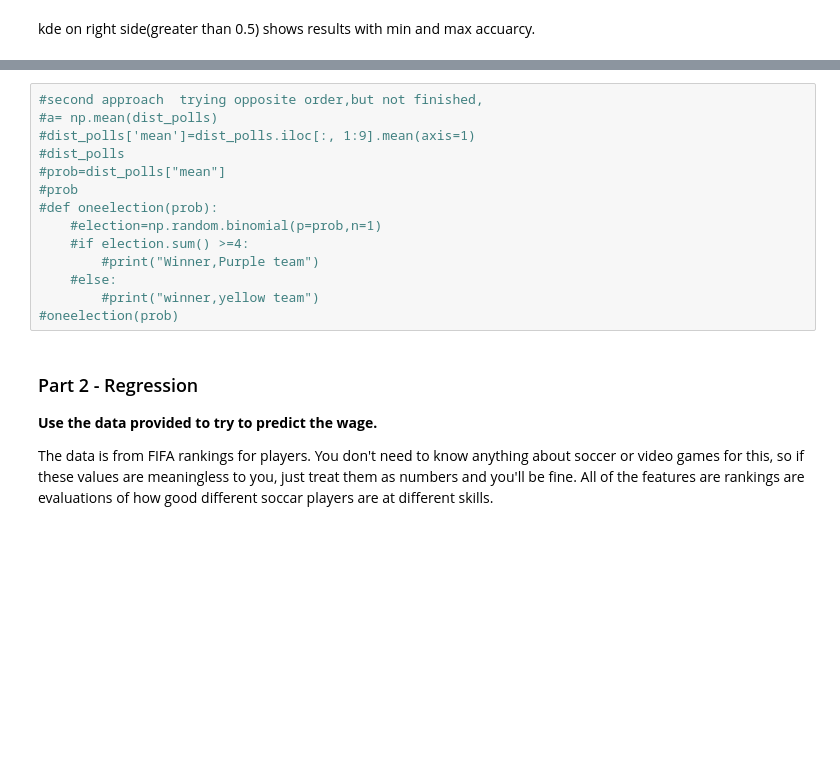
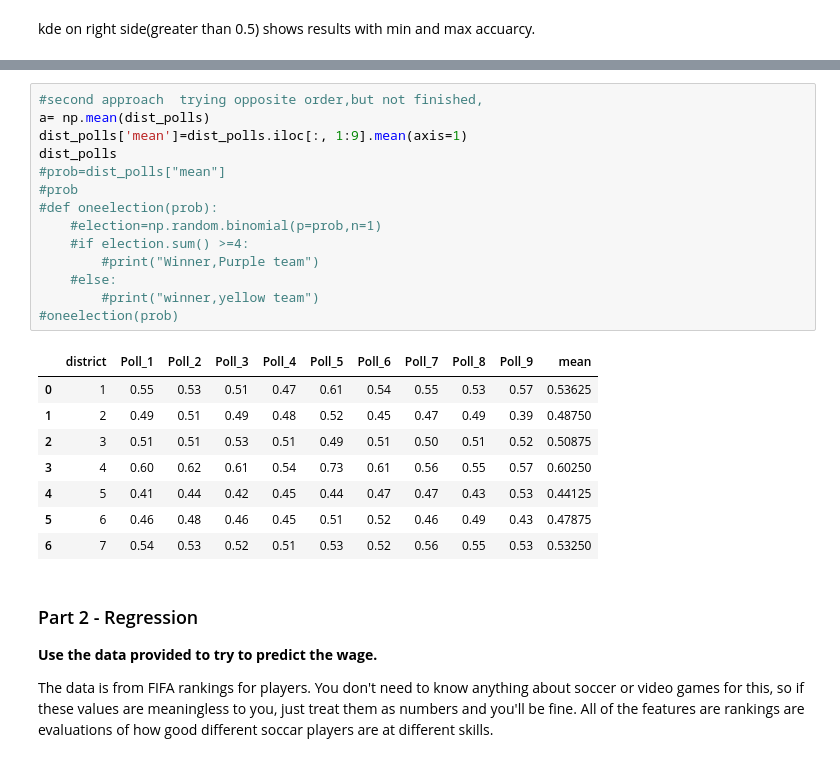
Before and after one commit to naav3/DATA3450_Asn_3_Students, a Jupyter notebook: asn_3_1221_start.ipynb, the cells around one changed output, grey strips where cells are left out. Drawn from its saved outputs; the diff is of its cells as text; blank space fills up the shorter version.

```diff
--- a/asn_3_1221_start.ipynb
+++ b/asn_3_1221_start.ipynb
@@ -211,17 +227,26 @@ thinkplot.axvline(result[4][1], color="red")
 # %%
 #second approach  trying opposite order,but not finished,
-#a= np.mean(dist_polls)
-#dist_polls['mean']=dist_polls.iloc[:, 1:9].mean(axis=1)
-#dist_polls
+a= np.mean(dist_polls)
+dist_polls['mean']=dist_polls.iloc[:, 1:9].mean(axis=1)
+dist_polls
 #prob=dist_polls["mean"]
 #prob
 #def oneelection(prob):
     #election=np.random.binomial(p=prob,n=1)
     #if election.sum() >=4:
         #print("Winner,Purple team")
     #else:
         #print("winner,yellow team")
 #oneelection(prob)
+# %% [output]
+|  | district | Poll_1 | Poll_2 | Poll_3 | Poll_4 | Poll_5 | Poll_6 | Poll_7 | Poll_8 | Poll_9 | mean |
+| 0 | 1 | 0.55 | 0.53 | 0.51 | 0.47 | 0.61 | 0.54 | 0.55 | 0.53 | 0.57 | 0.53625 |
+| 1 | 2 | 0.49 | 0.51 | 0.49 | 0.48 | 0.52 | 0.45 | 0.47 | 0.49 | 0.39 | 0.48750 |
+| 2 | 3 | 0.51 | 0.51 | 0.53 | 0.51 | 0.49 | 0.51 | 0.50 | 0.51 | 0.52 | 0.50875 |
+| 3 | 4 | 0.60 | 0.62 | 0.61 | 0.54 | 0.73 | 0.61 | 0.56 | 0.55 | 0.57 | 0.60250 |
+| 4 | 5 | 0.41 | 0.44 | 0.42 | 0.45 | 0.44 | 0.47 | 0.47 | 0.43 | 0.53 | 0.44125 |
+| 5 | 6 | 0.46 | 0.48 | 0.46 | 0.45 | 0.51 | 0.52 | 0.46 | 0.49 | 0.43 | 0.47875 |
+| 6 | 7 | 0.54 | 0.53 | 0.52 | 0.51 | 0.53 | 0.52 | 0.56 | 0.55 | 0.53 | 0.53250 |
 # %% [markdown]
 ### Part 2 - Regression
 
```
Also changed, not shown: parts of 6 cells of this notebook.
